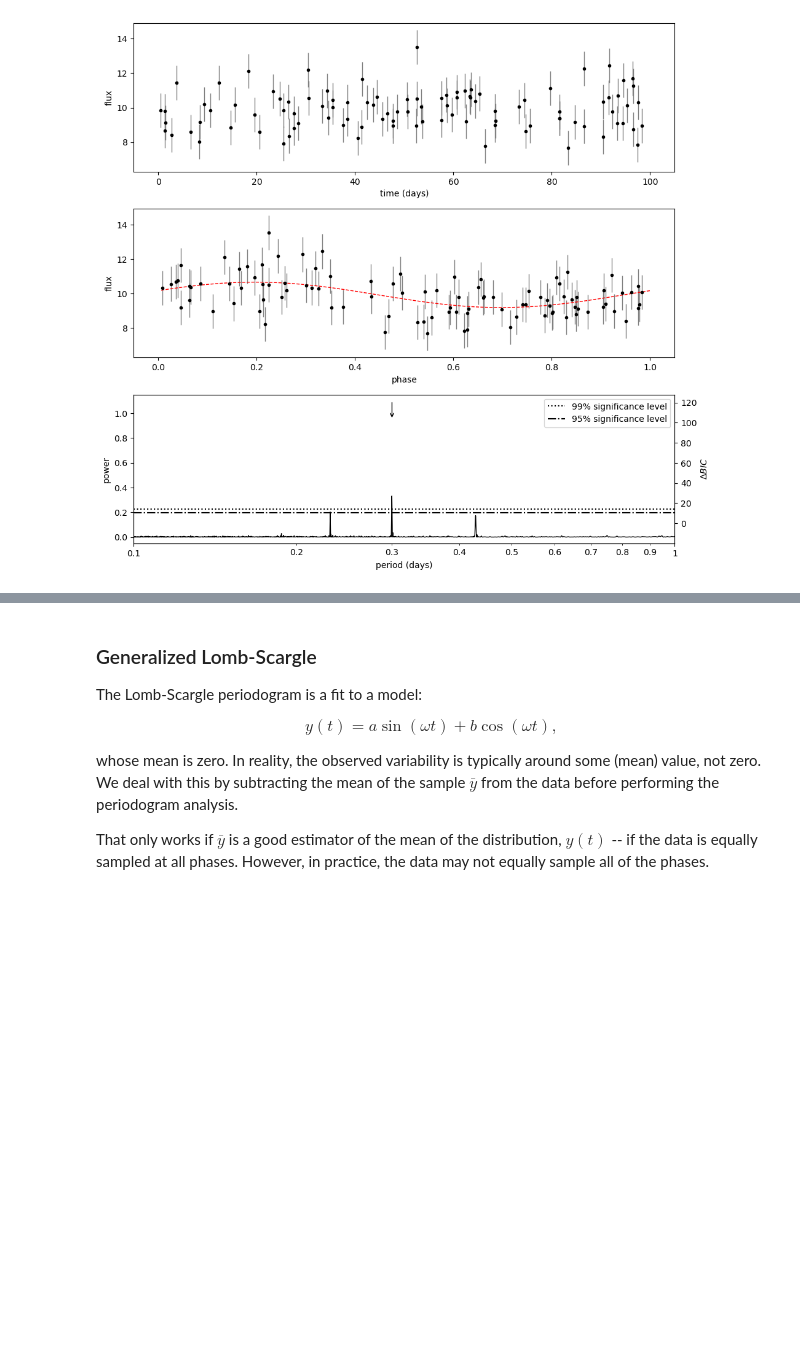
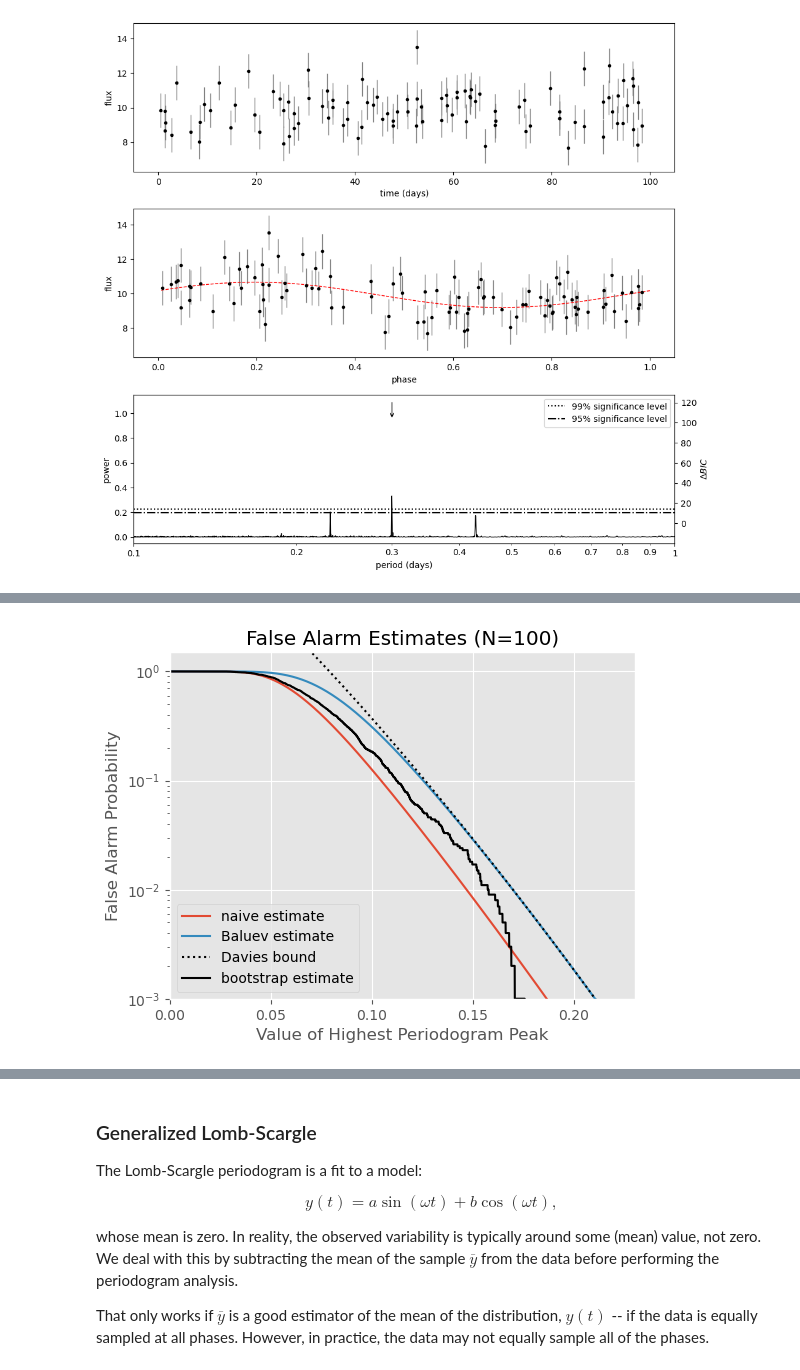
Before and after one commit to jackey-fang/astr-324-s26, a Jupyter notebook: lectures/Week7.ipynb, the cells around one changed output, grey strips where cells are left out. Saved outputs shown, nothing was run; the diff lists cells and outputs as text; code cells hidden in the pictures; blank space fills up the shorter version.

```diff
--- a/lectures/Week7.ipynb
+++ b/lectures/Week7.ipynb
@@ -577,0 +657,5 @@ going to compute the Lomb-Scargle periodogram, be patient...
+# %%
+t, y, dy = getSimLC()
+testLS(t, y, dy)
+# %% [output]
+[figure, added]
```
Also changed, not shown: parts of 25 cells of this notebook.
